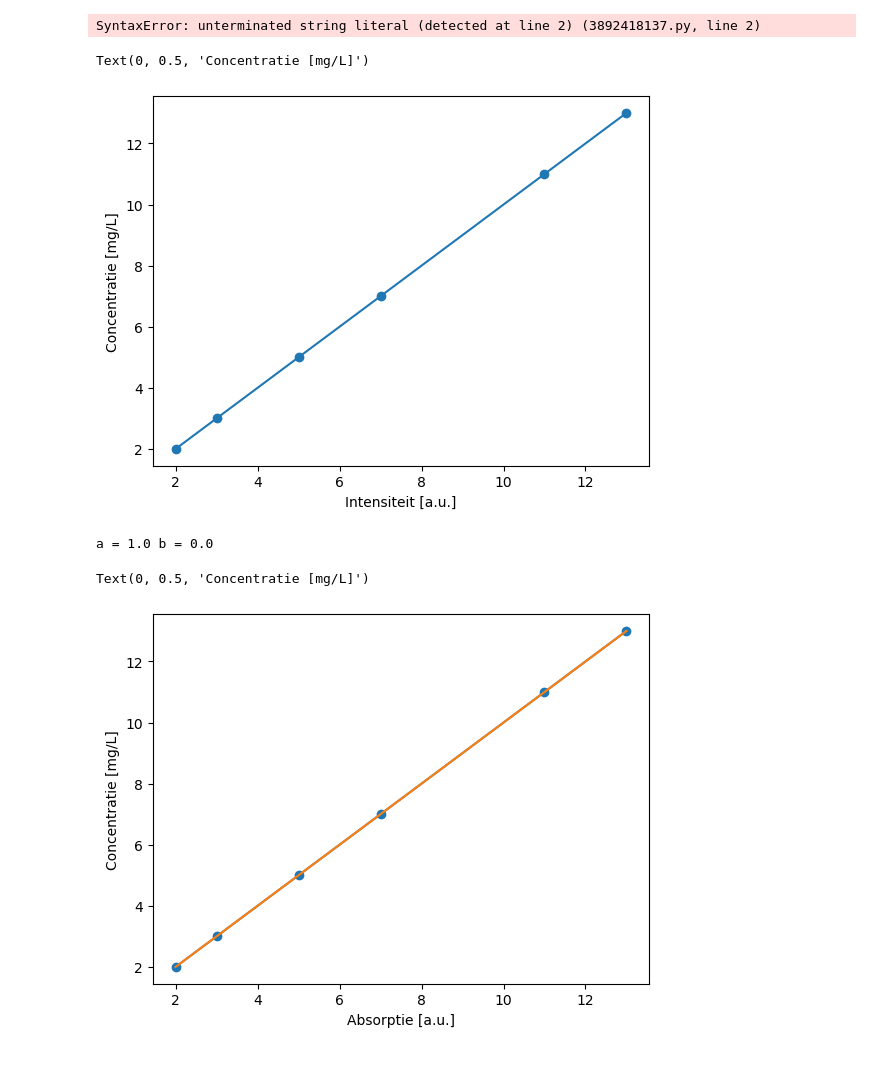
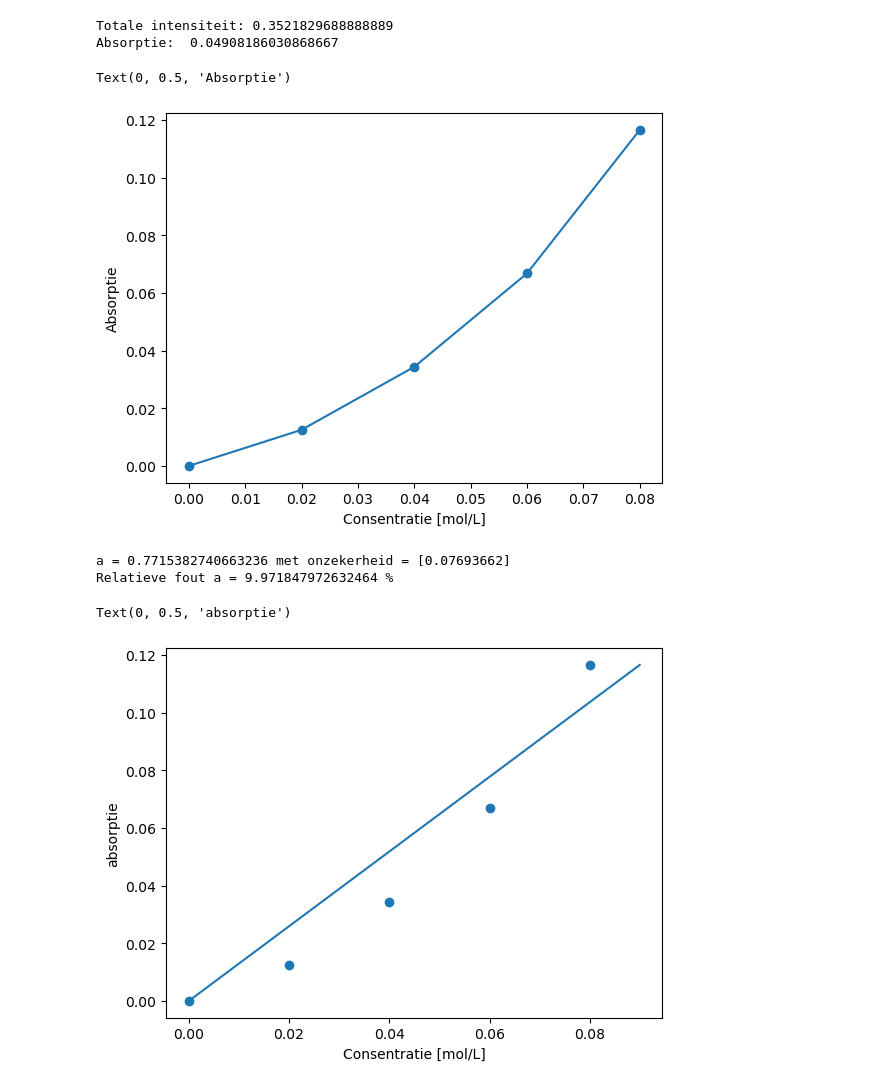
Before and after one commit to Finn-HvA/spectroscoop, a Jupyter notebook: Absorptie.ipynb, the cells around one changed output. Cells and saved outputs as stored; diff of their text form; code cells hidden in the pictures.

```diff
--- a/Absorptie.ipynb
+++ b/Absorptie.ipynb
@@ -163,13 +165,16 @@ cv2.destroyAllWindows()
 # Foto
 import matplotlib.pyplot as plt
 
-camera = cv2.VideoCapture(1) # Maak verbinding met int : camera id
+camera = cv2.VideoCapture(0) # Maak verbinding met int : camera id
 
 camera.set(cv2.CAP_PROP_AUTO_EXPOSURE, 0.25)  # Auto-exposure uit (driver-afhankelijk)
-camera.set(cv2.CAP_PROP_EXPOSURE, -5)       # Handmatige belichting (waarde afhankelijk van driver)
+camera.set(cv2.CAP_PROP_EXPOSURE, -6)       # Handmatige belichting (waarde afhankelijk van driver)
+#camera.set(cv2.CAP_PROP_FRAME_HEIGHT, 100)
 
 retval, frame = camera.read() # lees de camera uit
-
+x_start, y_start, x_end, y_end = 215, 200, 350, 300
+crop = frame[y_start:y_end, x_start:x_end]
 plt.imshow(frame) # geef het uitgelezen frame weer
+plt.imshow(crop) # geef het uitgelezen frame weer
 
 camera.release() # verbreek de verbinding met de camera
@@ -177,7 +184,7 @@ camera.release() # verbreek de verbinding met de camera
 import skimage
 
 
-grayscale = skimage.color.rgb2gray(frame) # RGB -> grayscale
+grayscale = skimage.color.rgb2gray(crop) # RGB -> grayscale
 
 I = grayscale.sum(axis=0) # row wise summation
 
@@ -197,51 +207,60 @@ plt.ylabel(r"intensity [a.u.]")
 # %%
 import numpy as np
 
-I_frame = grayscale.sum() # sommatie van één frame
-print("Totale intensiteit: " + I_frame)
 
-I_0 = 1
+I_frame = np.mean(grayscale) # sommatie van één frame
+print("Totale intensiteit: " + str(I_frame))
 
-def absorptie(I, I_0):
-    return -np.log(I / I_0)
-
-print("Absorptie: ", absorptie(I_frame, I_0))
+I_0 = 0.3699
 # %% [output]
-SyntaxError: unterminated string literal (detected at line 2) (3892418137.py, line 2)
+Totale intensiteit: 0.3521829688888889
+Absorptie:  0.04908186030868667
 # %%
 import matplotlib.pyplot as plt
 import numpy as np
 
-absorptie_array = np.array([2,3,5,7,11,13])
-consentratie_array = np.array([2,3,5,7,11,13])
-intensieit_array = np.array([2,3,5,7,11,13])
+absorptie_array = np.array([0])
+consentratie_array = np.array([0,0.02, 0.04, 0.06, 0.08])
+intensieit_array = np.array([0.3653, 0.3574, 0.3460, 0.3292])
 
-plt.plot(absorptie_array, consentratie_array,  marker='o')
-plt.xlabel("Intensiteit [a.u.]")
-plt.ylabel("Concentratie [mg/L]")
+def absorptie(I, I_0):
+    return -np.log(I / I_0)
+
+for i in intensieit_array:
+    absorptie_array = np.append(absorptie_array, absorptie(i, I_0))
+
+
+
+plt.plot(consentratie_array, absorptie_array,  marker='o')
+plt.xlabel("Consentratie [mol/L]")
+plt.ylabel("Absorptie")
 # %% [output]
-Text(0, 0.5, 'Concentratie [mg/L]')
+Text(0, 0.5, 'Absorptie')
-[figure, old version]
+[figure, new version]
 # %%
 from scipy.optimize import curve_fit
 
-def trendlijn(x , a, b):
-    return a * x + b
+def trendlijn(y , a):
+    return a*y #- b
 
 popt, pcov = curve_fit(trendlijn, absorptie_array, consentratie_array)
-consentratie_fit_y = trendlijn(absorptie_array, *popt)
+consentratie_fit_x = trendlijn(absorptie_array, *popt)
+perr = np.sqrt(np.diag(pcov))
 
-print("a =", popt[0], "b =", popt[1])
+print("a =", popt[0], "met onzekerheid =", perr)
 a = popt[0]
-b = popt[1]
+#b = popt[1]
+rel_fout = perr[0] / a
+print("Relatieve fout a =", rel_fout*100, "%")
 
-plt.plot(absorptie_array, consentratie_array, marker='o')
-plt.plot(absorptie_array, consentratie_fit_y)
-plt.xlabel("Absorptie [a.u.]")
-plt.ylabel("Concentratie [mg/L]")
+plt.scatter(consentratie_array, absorptie_array, marker='o')
+plt.plot(consentratie_fit_x, absorptie_array)
+plt.xlabel("Consentratie [mol/L]")
+plt.ylabel("absorptie")
 # %% [output]
-a = 1.0 b = 0.0
+a = 0.7715382740663236 met onzekerheid = [0.07693662]
+Relatieve fout a = 9.971847972632464 %
-Text(0, 0.5, 'Concentratie [mg/L]')
+Text(0, 0.5, 'absorptie')
-[figure, old version]
+[figure, new version]
 # %%
 def onbekende_concentratie(A_onbekend):
```
Also changed, not shown: parts of 6 cells of this notebook.
